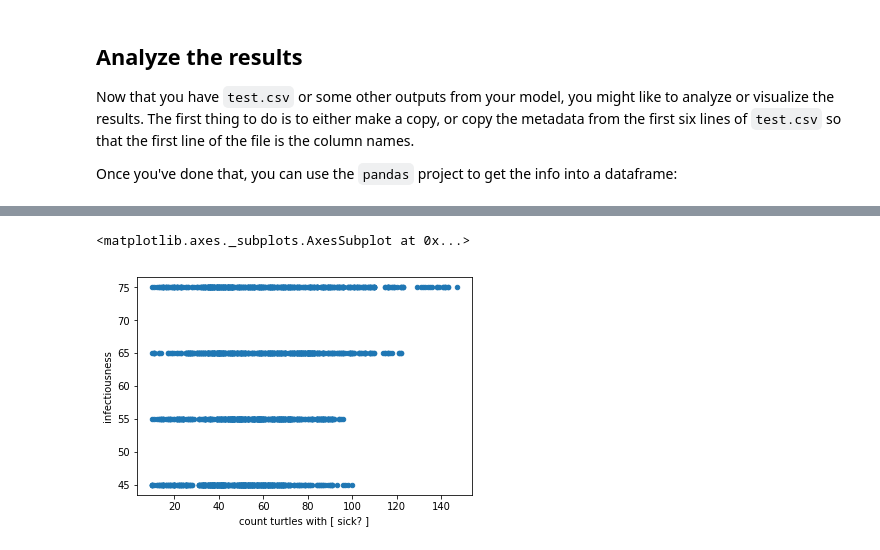
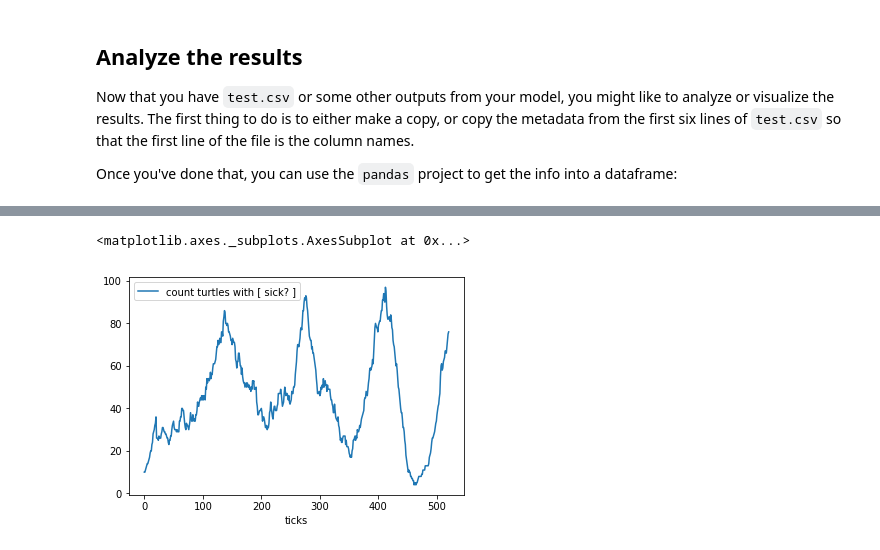
Before and after one commit to o-date/abm3, a Jupyter notebook: Step-3_Analyze_the_Results.ipynb, the cells around one changed output, grey strips where cells are left out. Saved outputs shown, nothing was run; the diff lists cells and outputs as text; code cells hidden in the pictures.

```diff
--- a/Step-3_Analyze_the_Results.ipynb
+++ b/Step-3_Analyze_the_Results.ipynb
@@ -38,5 +51,11 @@ sorted
+# %%
+# let's get the results from Run 1
+# we add the .loc operator that will let us select rows where run number = 1.
+# Then we store the new dataframe in run1.
+# Extract the other three runs!
+run1 = data_df.loc[data_df['[run number]'] == 1]
 # %%
-data_df.plot.scatter(x='count turtles with [ sick? ]', y='infectiousness')
+run1.plot.line(x='ticks', y="count turtles with [ sick? ]")
 # %% [output]
 <matplotlib.axes._subplots.AxesSubplot at 0x...>
-[figure, old version]
+[figure, new version]
```
Also changed, not shown: parts of 5 cells of this notebook, 1 other file.
